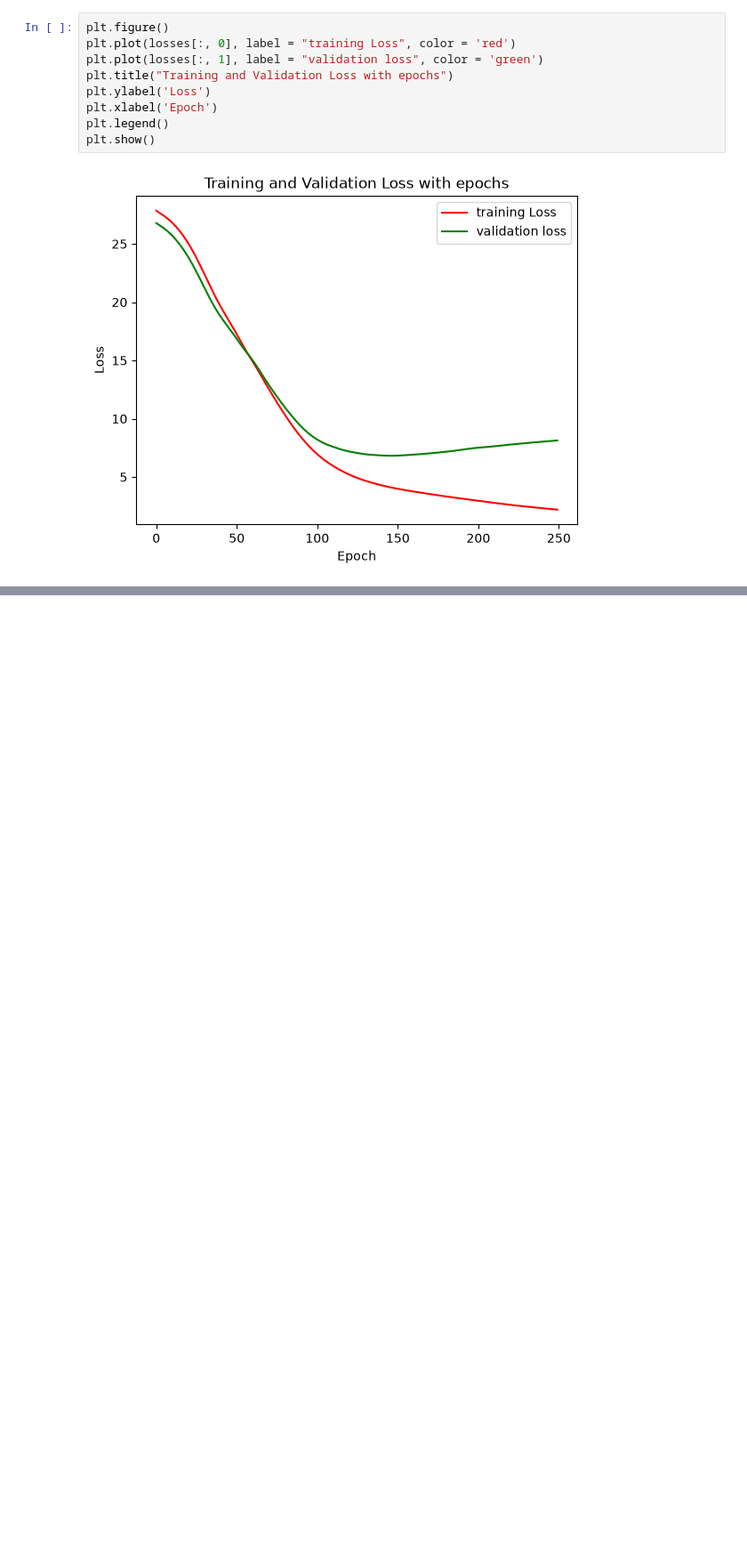
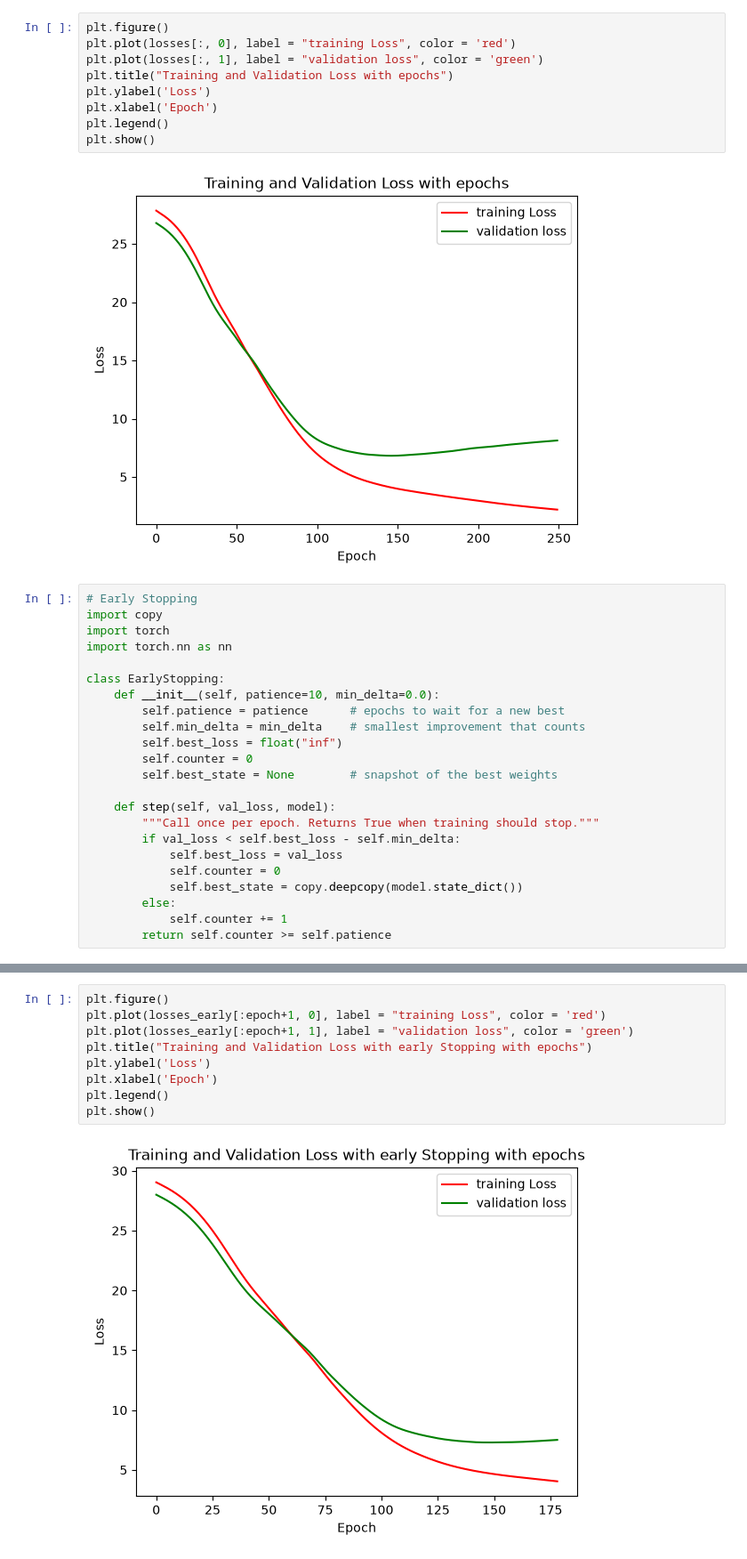
Before and after one commit to BoniYu/Deep-Neural-Network-for-VLE, a Jupyter notebook: notebook/part2.ipynb, the cells around one changed output, grey strips where cells are left out. Shown at 89% size. Saved outputs shown, nothing was run; the diff lists cells and outputs as text; blank space fills up the shorter version.

Commit message:
Early stopping in pytorch implemented

```diff
--- a/notebook/part2.ipynb
+++ b/notebook/part2.ipynb
@@ -411,3 +411,26 @@ plt.legend()
 plt.show()
 # %% [output]
 [figure]
+# %%
+# Early Stopping
+import copy
+import torch
+import torch.nn as nn
+
+class EarlyStopping:
+    def __init__(self, patience=10, min_delta=0.0):
+        self.patience = patience      # epochs to wait for a new best
+        self.min_delta = min_delta    # smallest improvement that counts
+        self.best_loss = float("inf")
+        self.counter = 0
+        self.best_state = None        # snapshot of the best weights
+
+    def step(self, val_loss, model):
+        """Call once per epoch. Returns True when training should stop."""
+        if val_loss < self.best_loss - self.min_delta:
+            self.best_loss = val_loss
+            self.counter = 0
+            self.best_state = copy.deepcopy(model.state_dict())
+        else:
+            self.counter += 1
+        return self.counter >= self.patience
@@ -413,0 +477,11 @@ plt.show()
+# %%
+plt.figure()
+plt.plot(losses_early[:epoch+1, 0], label = "training Loss", color = 'red')
+plt.plot(losses_early[:epoch+1, 1], label = "validation loss", color = 'green')
+plt.title("Training and Validation Loss with early Stopping with epochs")
+plt.ylabel('Loss')
+plt.xlabel('Epoch')
+plt.legend()
+plt.show()
+# %% [output]
+[figure, added]
```
Also changed, not shown: parts of 3 cells of this notebook.
